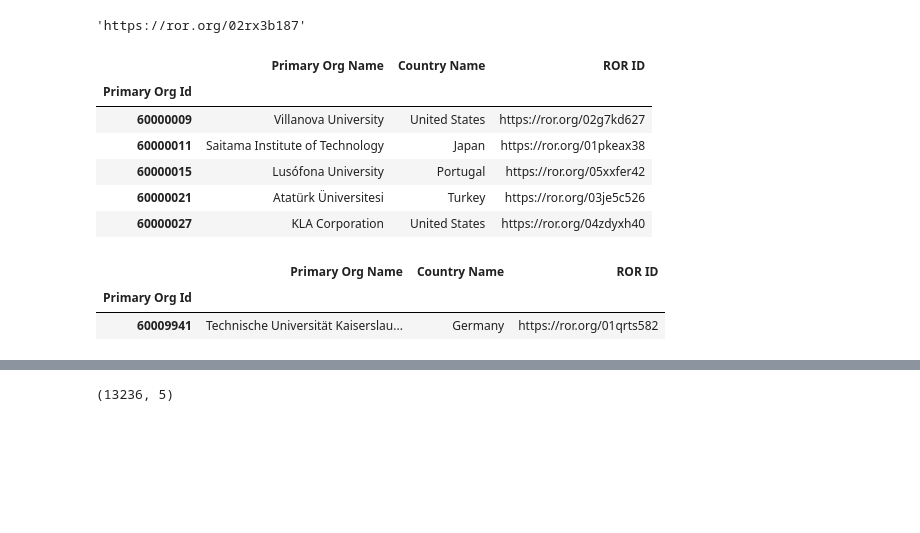
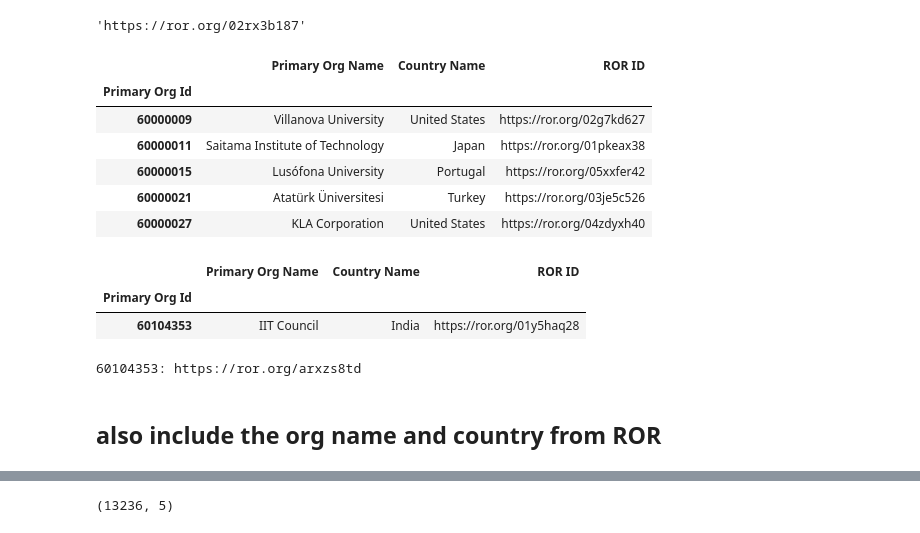
Before and after one commit to arXiv/metadata-vertexai, a Jupyter notebook: ccameron_evaluate.ipynb, the cells around one changed output, grey strips where cells are left out. Saved outputs shown, nothing was run; the diff lists cells and outputs as text; code cells hidden in the pictures; blank space fills up the shorter version.

```diff
--- a/ccameron_evaluate.ipynb
+++ b/ccameron_evaluate.ipynb
@@ -338,18 +333,18 @@ ror_df = ror_df.dropna()
 # %%
 ror_map_df = pd.read_csv("gs://institutional-extract-scratch/reference/matched_results_ror_api.csv", dtype=str)
 ror_map_df = ror_map_df.set_index('Primary Org Id')
 # remap inactive/withdrawn to successors
 ror_map_df['ROR ID'] = ror_map_df['ROR ID'].replace(ror_wd_map)
 ror_map_df.head()
-ror_map_df[ror_map_df['ROR ID'] == 'https://ror.org/01qrts582'].head(30)
+ror_map_df[ror_map_df['ROR ID'] == 'https://ror.org/01y5haq28'].head(30)
 # %% [output]
 |  | Primary Org Name | Country Name | ROR ID |
 | Primary Org Id |  |  |  |
 | 60000009 | Villanova University | United States | https://ror.org/02g7kd627 |
 | 60000011 | Saitama Institute of Technology | Japan | https://ror.org/01pkeax38 |
 | 60000015 | Lusófona University | Portugal | https://ror.org/05xxfer42 |
 | 60000021 | Atatürk Üniversitesi | Turkey | https://ror.org/03je5c526 |
 | 60000027 | KLA Corporation | United States | https://ror.org/04zdyxh40 |
 |  | Primary Org Name | Country Name | ROR ID |
 | Primary Org Id |  |  |  |
-| 60009941 | Technische Universität Kaiserslau... | Germany | https://ror.org/01qrts582 |
+| 60104353 | IIT Council | India | https://ror.org/01y5haq28 |
@@ -355,0 +355,20 @@ ror_map_df[ror_map_df['ROR ID'] == 'https://ror.org/01qrts582'].head(30)
+# %%
+## Manual corrections:
+need_fake_ror = [
+    "60104353",
+]
+
+for org_id in need_fake_ror:
+    ror_map_df.loc[org_id, "ROR ID"] = fake_ror(org_id)
+    print(f"{org_id}: {fake_ror(org_id)}")
+
+
+known_remap = {
+    '60000027': "https://ror.org/02rqhpa98"
+}
+for org_id, ror in known_remap.items():
+    ror_map_df.loc[org_id, "ROR ID"] = ror
+# %% [output]
+60104353: https://ror.org/arxzs8td
+# %% [markdown]
+## also include the org name and country from ROR
```
Also changed, not shown: parts of 31 cells of this notebook, 2 other files.
